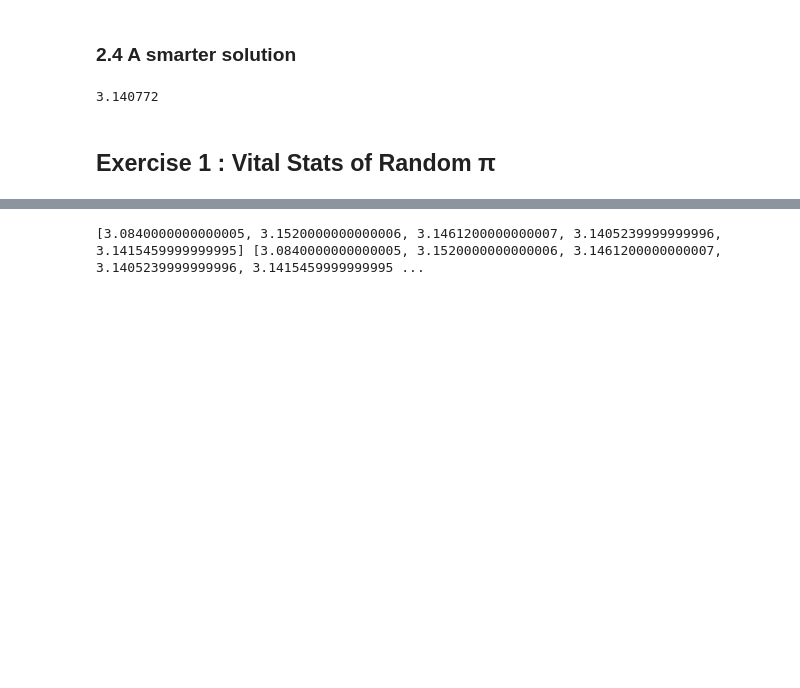
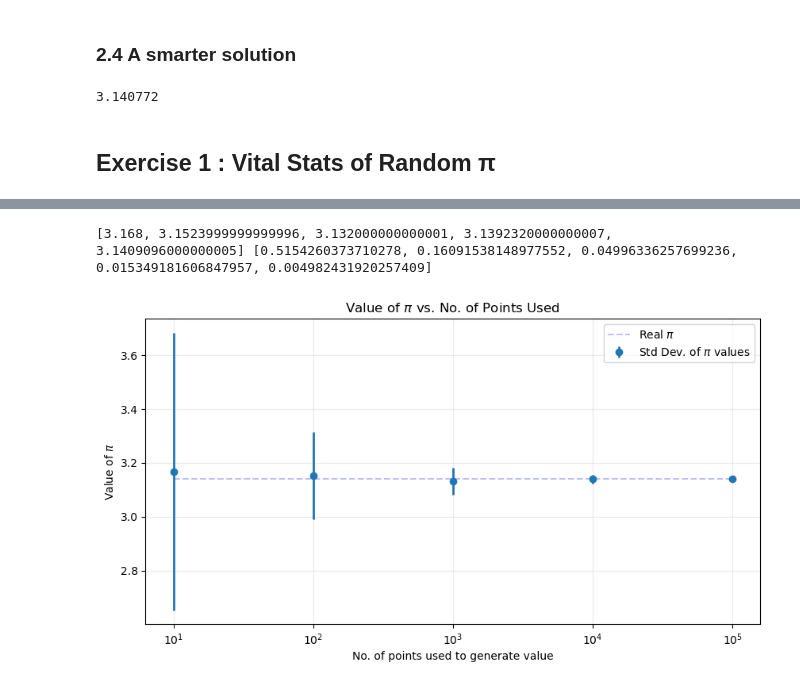
Before and after one commit to SPS-SP2273/learning-portfolio-alfraang, a Jupyter notebook: random numbers/random_numbers_(good).ipynb, the cells around one changed output, grey strips where cells are left out. Cells and saved outputs as stored; diff of their text form; code cells hidden in the pictures; blank space fills up the shorter version.

```diff
--- a/random numbers/random_numbers_(good).ipynb
+++ b/random numbers/random_numbers_(good).ipynb
@@ -200,25 +200,32 @@ for i in list_of_n:
     mean = np.mean([estimate_pi(n) for _ in range(no_of_repeats)])
     mean_list.append(mean)
     std = np.std([estimate_pi(n) for _ in range(no_of_repeats)])
-    std_list.append(mean)
+    std_list.append(std)
 
 print(mean_list, std_list)
 # %% [output]
-[3.0840000000000005, 3.1520000000000006, 3.1461200000000007, 3.1405239999999996, 3.1415459999999995] [3.0840000000000005, 3.1520000000000006, 3.1461200000000007, 3.1405239999999996, 3.1415459999999995 ...
+[3.168, 3.1523999999999996, 3.132000000000001, 3.1392320000000007, 3.1409096000000005] [0.5154260373710278, 0.16091538148977552, 0.04996336257699236, 0.015349181606847957, 0.004982431920257409]
 # %%
-# Some data for plotting
+from matplotlib import pyplot as plt
+
 x = list_of_n
 y = mean_list
-x_err = std_list
-y_err = np.pi
+yerr = std_list
+y1 = np.pi
 
-plt.errorbar(x, y, xerr=x_err, yerr=y_err,
-             color='brown', linestyle='dashed',
-             marker='o', markerfacecolor='yellow',
-             ecolor='black', capsize=5,
-             label='Y values with error')
-plt.xlabel('x-values')
-plt.ylabel('y-values')
-plt.title('X vs Y')
+fig, ax = plt.subplots(figsize=(10,5))
+plt.hlines(y1,x[0],x[-1], color='blue', linestyle='dashed', label='Real $\pi$', alpha=.25)
+plt.errorbar(x, y, yerr, fmt='o', linewidth=2, capsize=0, label='Std Dev. of $\pi$ values')
+plt.xlabel('No. of points used to generate value')
+plt.ylabel('Value of $\pi$')
+plt.title('Value of $\pi$ vs. No. of Points Used')
 plt.grid(alpha=.25)
 plt.legend(loc='upper right')
+
+ax.set_xscale('log')
+
+plt.minorticks_off()
+#remove small grid lines on x-axis
+plt.show()
+# %% [output]
+[figure, added]
```
Also changed, not shown: parts of 2 cells of this notebook.
